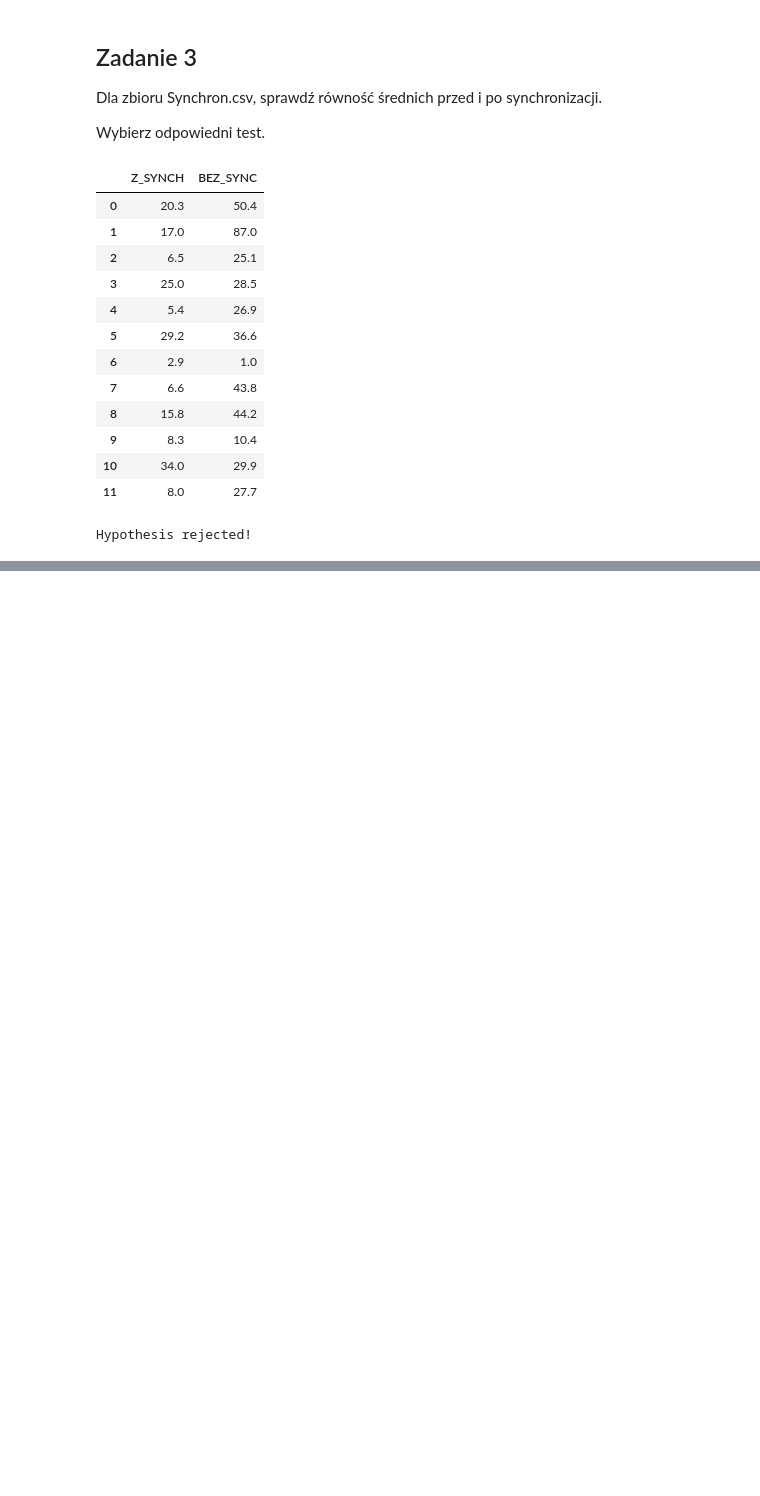
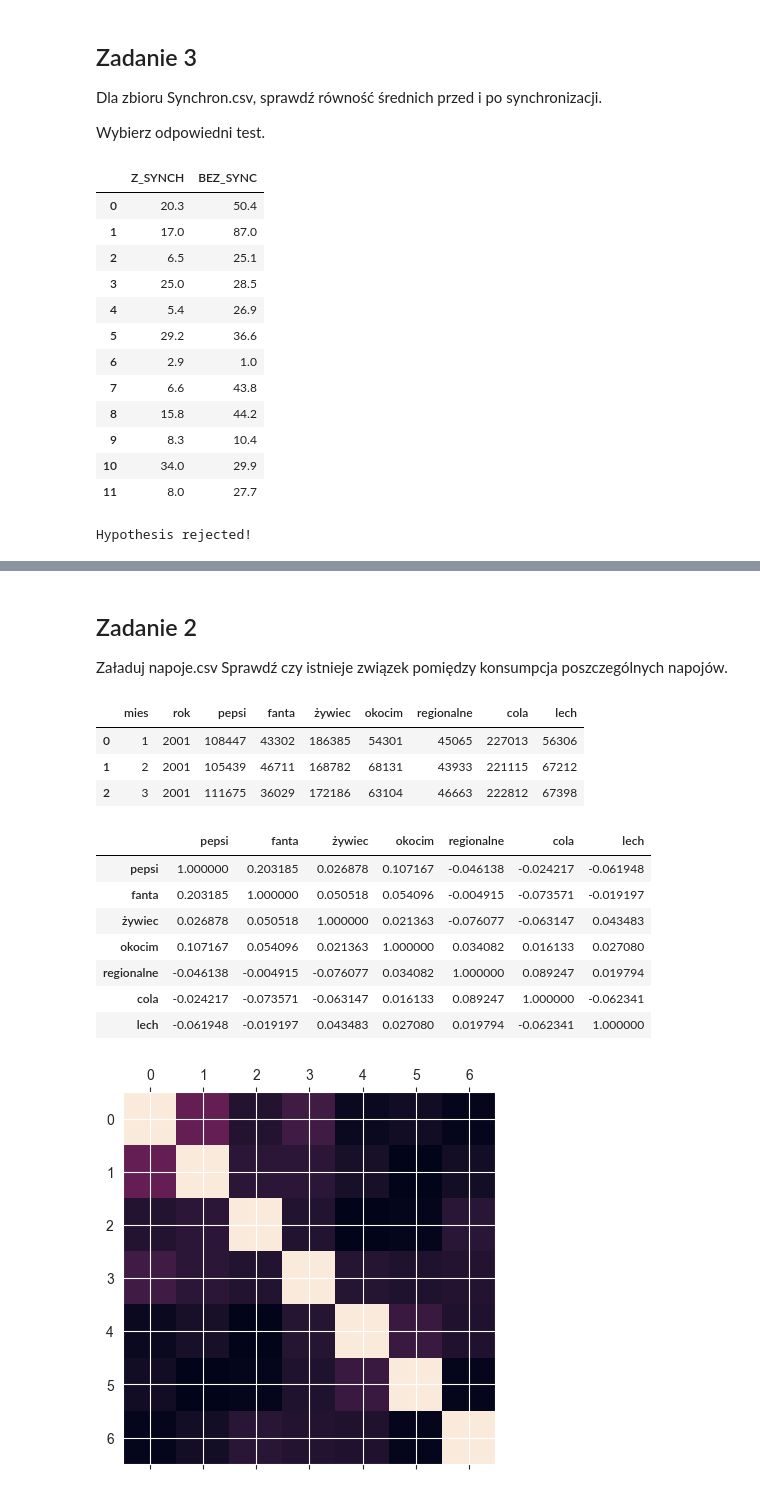
Before and after one commit to Alexa9der/Szkolenie_SDA, a Jupyter notebook: Statystyka i prawdopodoby/Zadania Statystyka i prawdopodobieństwo.ipynb, the cells around one changed output, grey strips where cells are left out. Saved outputs shown, nothing was run; the diff lists cells and outputs as text; code cells hidden in the pictures; blank space fills up the shorter version.

```diff
--- a/Statystyka i prawdopodoby/Zadania Statystyka i prawdopodobieństwo.ipynb
+++ b/Statystyka i prawdopodoby/Zadania Statystyka i prawdopodobieństwo.ipynb
@@ -928,0 +969,29 @@ Hypothesis rejected!
+# %% [markdown]
+## Zadanie 2
+
+Załaduj napoje.csv Sprawdź czy istnieje związek pomiędzy konsumpcja poszczególnych napojów.
+# %%
+data_drink = pd.read_csv(r"C:\Users\User\Desktop\Szkolenie_SDA\Statystyka i prawdopodoby\csv\napoje.csv",
+                  delimiter=";")
+data_drink.head(3)
+# %% [output]
+|  | mies | rok | pepsi | fanta | żywiec | okocim | regionalne | cola | lech |
+| 0 | 1 | 2001 | 108447 | 43302 | 186385 | 54301 | 45065 | 227013 | 56306 |
+| 1 | 2 | 2001 | 105439 | 46711 | 168782 | 68131 | 43933 | 221115 | 67212 |
+| 2 | 3 | 2001 | 111675 | 36029 | 172186 | 63104 | 46663 | 222812 | 67398 |
+# %%
+corr_drink = data_drink.loc[:,"pepsi":].corr()
+
+display(corr_drink.style.background_gradient(axis=0) )
+
+plt.matshow(corr_drink);
+# %% [output]
+|  | pepsi | fanta | żywiec | okocim | regionalne | cola | lech |
+| pepsi | 1.000000 | 0.203185 | 0.026878 | 0.107167 | -0.046138 | -0.024217 | -0.061948 |
+| fanta | 0.203185 | 1.000000 | 0.050518 | 0.054096 | -0.004915 | -0.073571 | -0.019197 |
+| żywiec | 0.026878 | 0.050518 | 1.000000 | 0.021363 | -0.076077 | -0.063147 | 0.043483 |
+| okocim | 0.107167 | 0.054096 | 0.021363 | 1.000000 | 0.034082 | 0.016133 | 0.027080 |
+| regionalne | -0.046138 | -0.004915 | -0.076077 | 0.034082 | 1.000000 | 0.089247 | 0.019794 |
+| cola | -0.024217 | -0.073571 | -0.063147 | 0.016133 | 0.089247 | 1.000000 | -0.062341 |
+| lech | -0.061948 | -0.019197 | 0.043483 | 0.027080 | 0.019794 | -0.062341 | 1.000000 |
+[figure, added]
```
Also changed, not shown: parts of 8 cells of this notebook.
